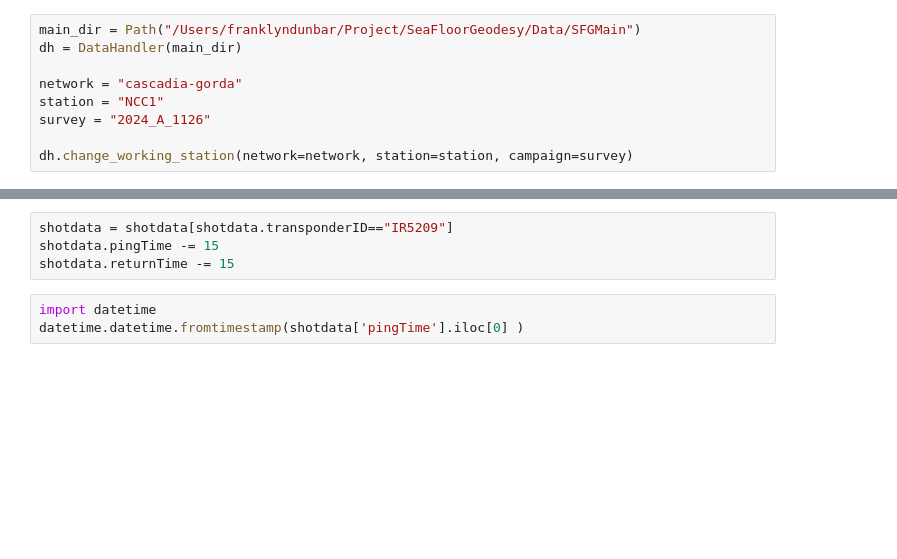
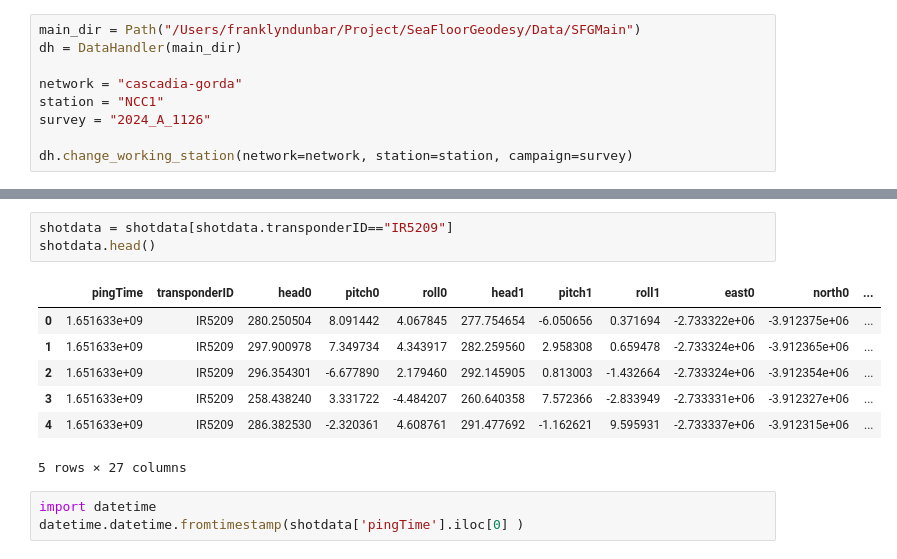
Before and after one commit to EarthScope/es_sfgtools, a Jupyter notebook: dev/notebooks/ncc1_demo.ipynb, the cells around one changed output, grey strips where cells are left out. Cells and saved outputs as stored; diff of their text form; blank space fills up the shorter version.

```diff
--- a/dev/notebooks/ncc1_demo.ipynb
+++ b/dev/notebooks/ncc1_demo.ipynb
@@ -40,7 +53,14 @@ kin_positions.head()
 # %%
 shotdata = shotdata[shotdata.transponderID=="IR5209"]
-shotdata.pingTime -= 15
-shotdata.returnTime -= 15
+shotdata.head()
+# %% [output]
+|  | pingTime | transponderID | head0 | pitch0 | roll0 | head1 | pitch1 | roll1 | east0 | north0 | ... |
+| 0 | 1.651633e+09 | IR5209 | 280.250504 | 8.091442 | 4.067845 | 277.754654 | -6.050656 | 0.371694 | -2.733322e+06 | -3.912375e+06 | ... |
+| 1 | 1.651633e+09 | IR5209 | 297.900978 | 7.349734 | 4.343917 | 282.259560 | 2.958308 | 0.659478 | -2.733324e+06 | -3.912365e+06 | ... |
+| 2 | 1.651633e+09 | IR5209 | 296.354301 | -6.677890 | 2.179460 | 292.145905 | 0.813003 | -1.432664 | -2.733324e+06 | -3.912354e+06 | ... |
+| 3 | 1.651633e+09 | IR5209 | 258.438240 | 3.331722 | -4.484207 | 260.640358 | 7.572366 | -2.833949 | -2.733331e+06 | -3.912327e+06 | ... |
+| 4 | 1.651633e+09 | IR5209 | 286.382530 | -2.320361 | 4.608761 | 291.477692 | -1.162621 | 9.595931 | -2.733337e+06 | -3.912315e+06 | ... |
+5 rows × 27 columns
 # %%
 import datetime
 datetime.datetime.fromtimestamp(shotdata['pingTime'].iloc[0] )
```
Also changed, not shown: parts of 6 cells of this notebook.
